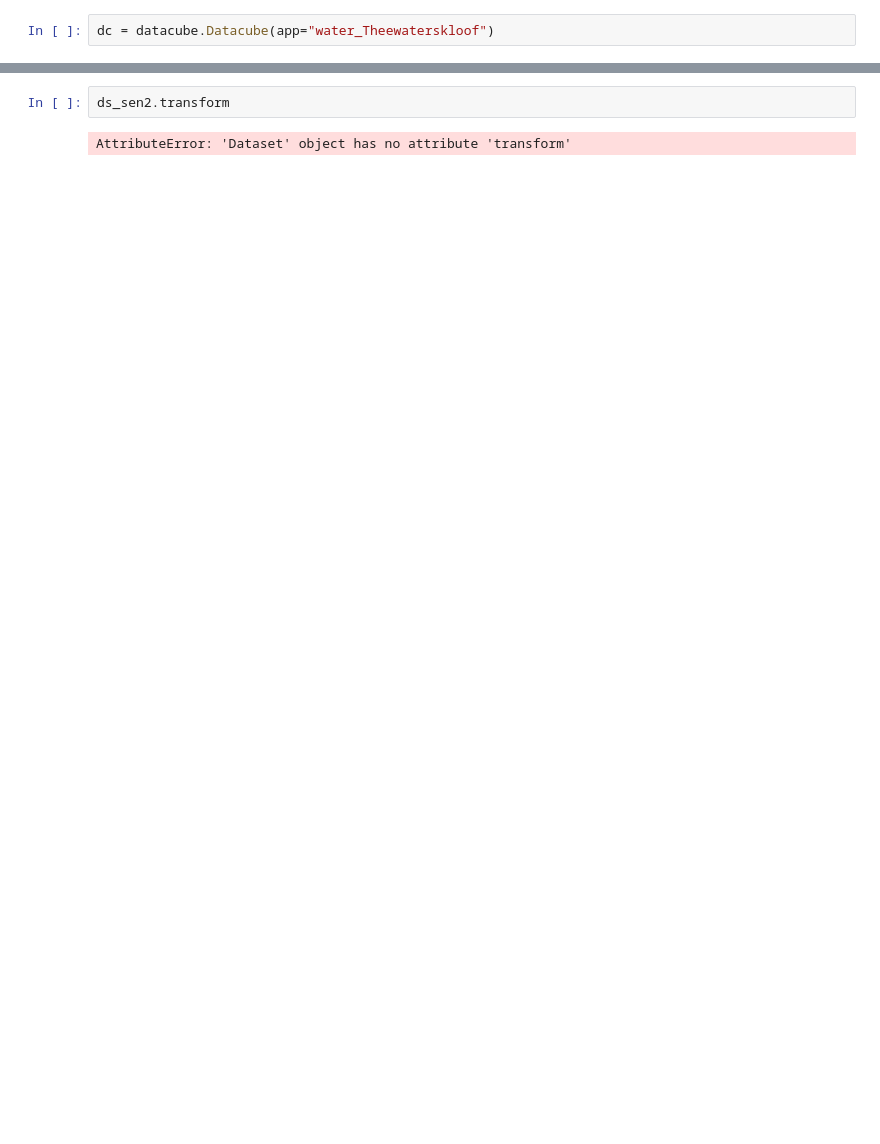
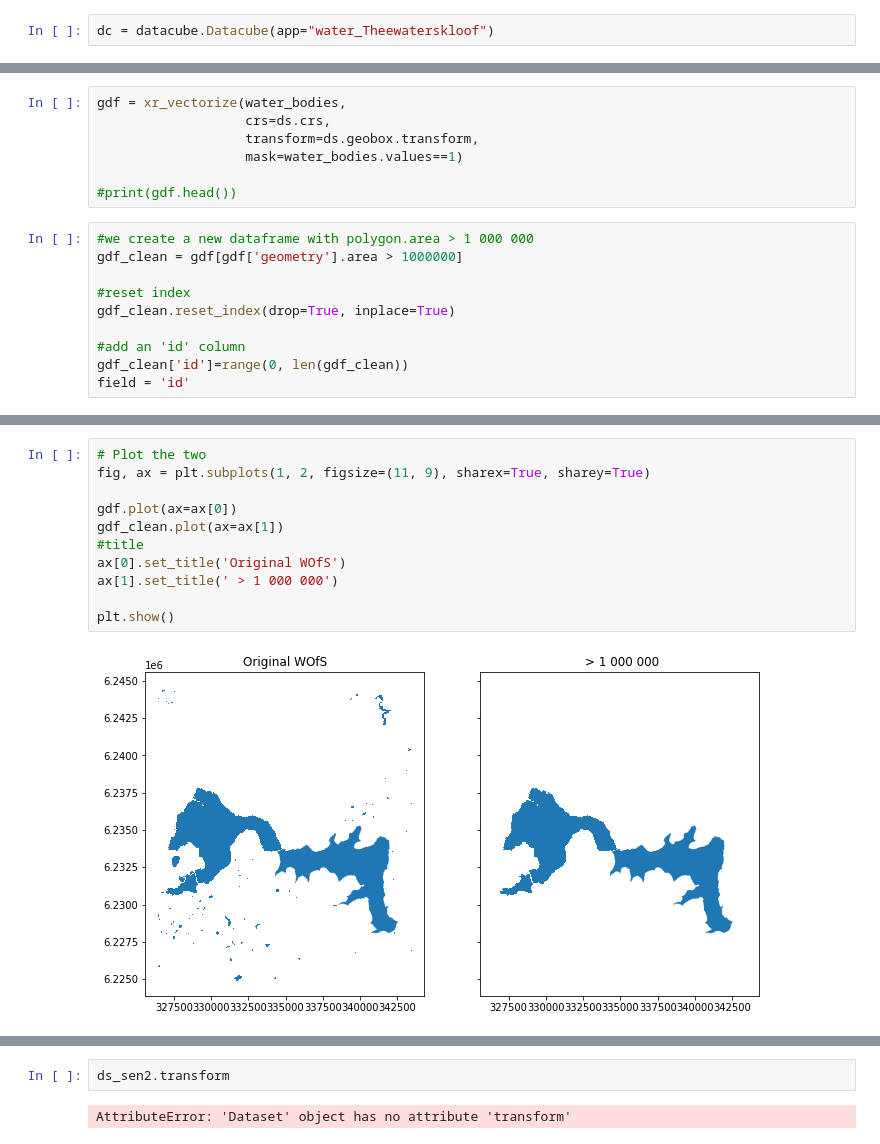
Before and after one commit to AdrianKriger/deafrica-sandbox-notebooks, a Jupyter notebook: Real_world_examples/WaterDetect_DamMonitoring.ipynb, the cells around one changed output, grey strips where cells are left out. Drawn from its saved outputs; the diff is of its cells as text; blank space fills up the shorter version.

```diff
--- a/Real_world_examples/WaterDetect_DamMonitoring.ipynb
+++ b/Real_world_examples/WaterDetect_DamMonitoring.ipynb
@@ -98,0 +102,17 @@ display_map(x=lon_range, y=lat_range)
+# %%
+gdf = xr_vectorize(water_bodies,
+                   crs=ds.crs,
+                   transform=ds.geobox.transform,
+                   mask=water_bodies.values==1)
+
+#print(gdf.head())
+# %%
+#we create a new dataframe with polygon.area > 1 000 000
+gdf_clean = gdf[gdf['geometry'].area > 1000000]
+
+#reset index
+gdf_clean.reset_index(drop=True, inplace=True)
+
+#add an 'id' column
+gdf_clean['id']=range(0, len(gdf_clean))
+field = 'id'
@@ -98,0 +132,13 @@ display_map(x=lon_range, y=lat_range)
+# %%
+# Plot the two
+fig, ax = plt.subplots(1, 2, figsize=(11, 9), sharex=True, sharey=True)
+
+gdf.plot(ax=ax[0])
+gdf_clean.plot(ax=ax[1])
+#title
+ax[0].set_title('Original WOfS')
+ax[1].set_title(' > 1 000 000')
+
+plt.show()
+# %% [output]
+[figure, added]
```
Also changed, not shown: parts of 33 cells of this notebook.
